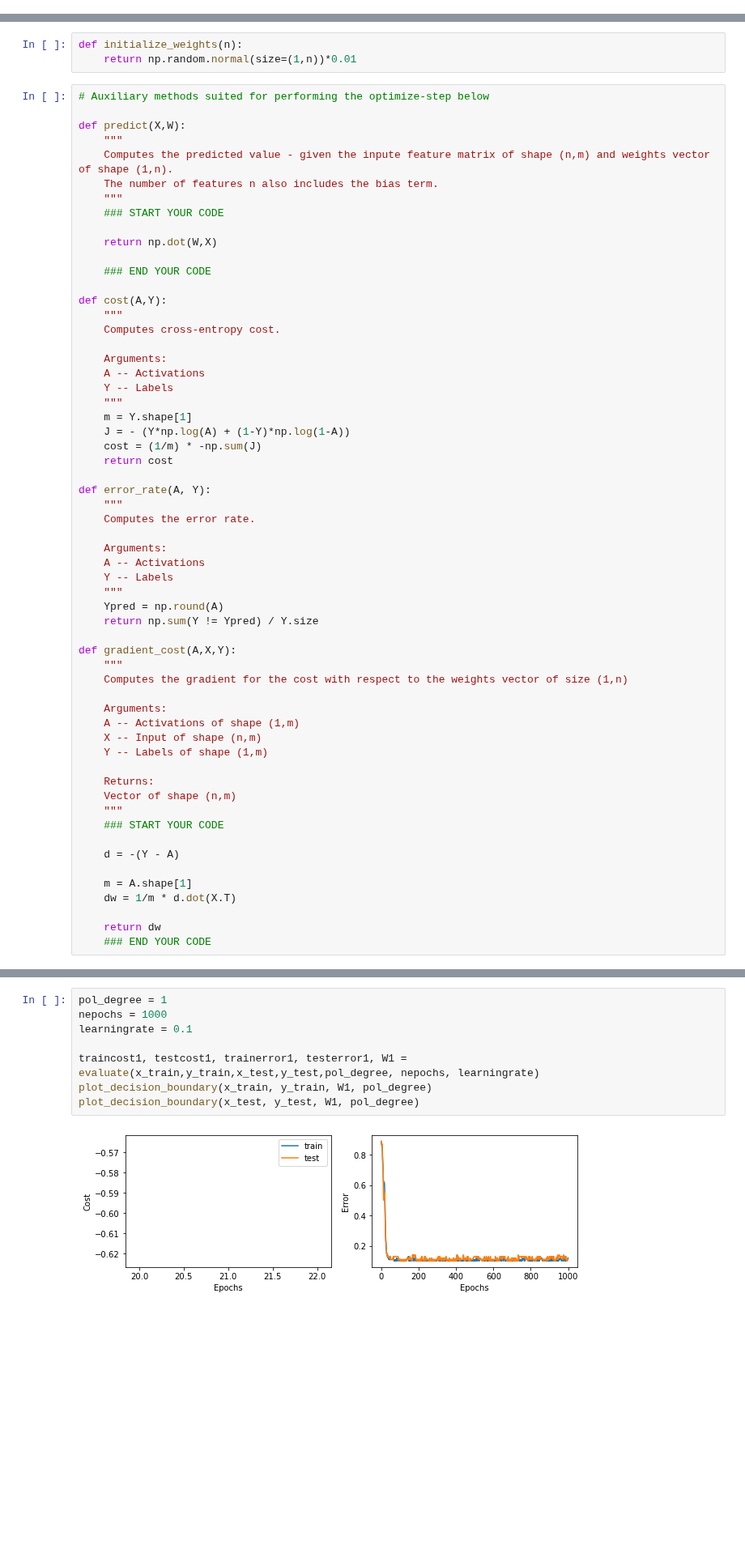
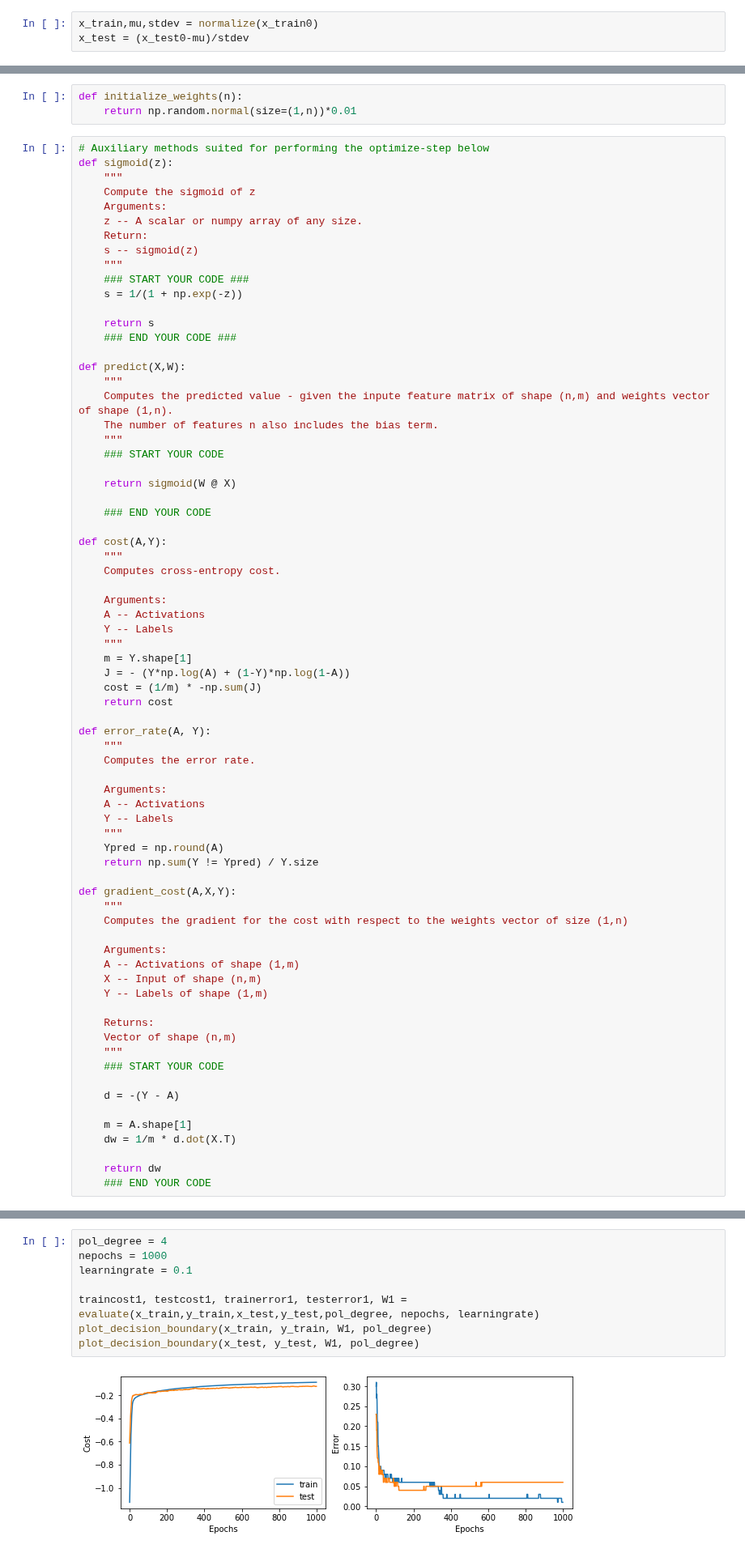
Before and after one commit to FabianGroeger96/mse-deep-learning, a Jupyter notebook: SW04/overfitting_stud.ipynb, the cells around one changed output, grey strips where cells are left out. Shown at 81% size. Drawn from its saved outputs; the diff is of its cells as text; blank space fills up the shorter version.

```diff
--- a/SW04/overfitting_stud.ipynb
+++ b/SW04/overfitting_stud.ipynb
@@ -80,6 +80,9 @@ def normalize(X):
     normalized = (X - mu)/stdev
     return normalized, mu, stdev
     ### END YOUR CODE
+# %%
+x_train,mu,stdev = normalize(x_train0)
+x_test = (x_test0-mu)/stdev
 # %% [markdown]
 ### Dummy Predictor
 
@@ -151,6 +154,19 @@ def initialize_weights(n):
     return np.random.normal(size=(1,n))*0.01
 # %%
 # Auxiliary methods suited for performing the optimize-step below
+def sigmoid(z):
+    """
+    Compute the sigmoid of z
+    Arguments:
+    z -- A scalar or numpy array of any size.
+    Return:
+    s -- sigmoid(z)
+    """
+    ### START YOUR CODE ###
+    s = 1/(1 + np.exp(-z))
+
+    return s
+    ### END YOUR CODE ###
 
 def predict(X,W):
     """
@@ -159,7 +175,7 @@ def predict(X,W):
     """
     ### START YOUR CODE
 
-    return np.dot(W,X)
+    return sigmoid(W @ X)
 
     ### END YOUR CODE
 
@@ -343,12 +359,12 @@ Remember the error rates for training set and test for the different models and
 
 Describe what you observe.
 # %%
-pol_degree = 1
+pol_degree = 4
 nepochs = 1000
 learningrate = 0.1
 
 traincost1, testcost1, trainerror1, testerror1, W1 = evaluate(x_train,y_train,x_test,y_test,pol_degree, nepochs, learningrate)
 plot_decision_boundary(x_train, y_train, W1, pol_degree)
 plot_decision_boundary(x_test, y_test, W1, pol_degree)
 # %% [output]
-[figure, old version]
+[figure, new version]
```
Also changed, not shown: parts of 5 cells of this notebook, 1 other file.
